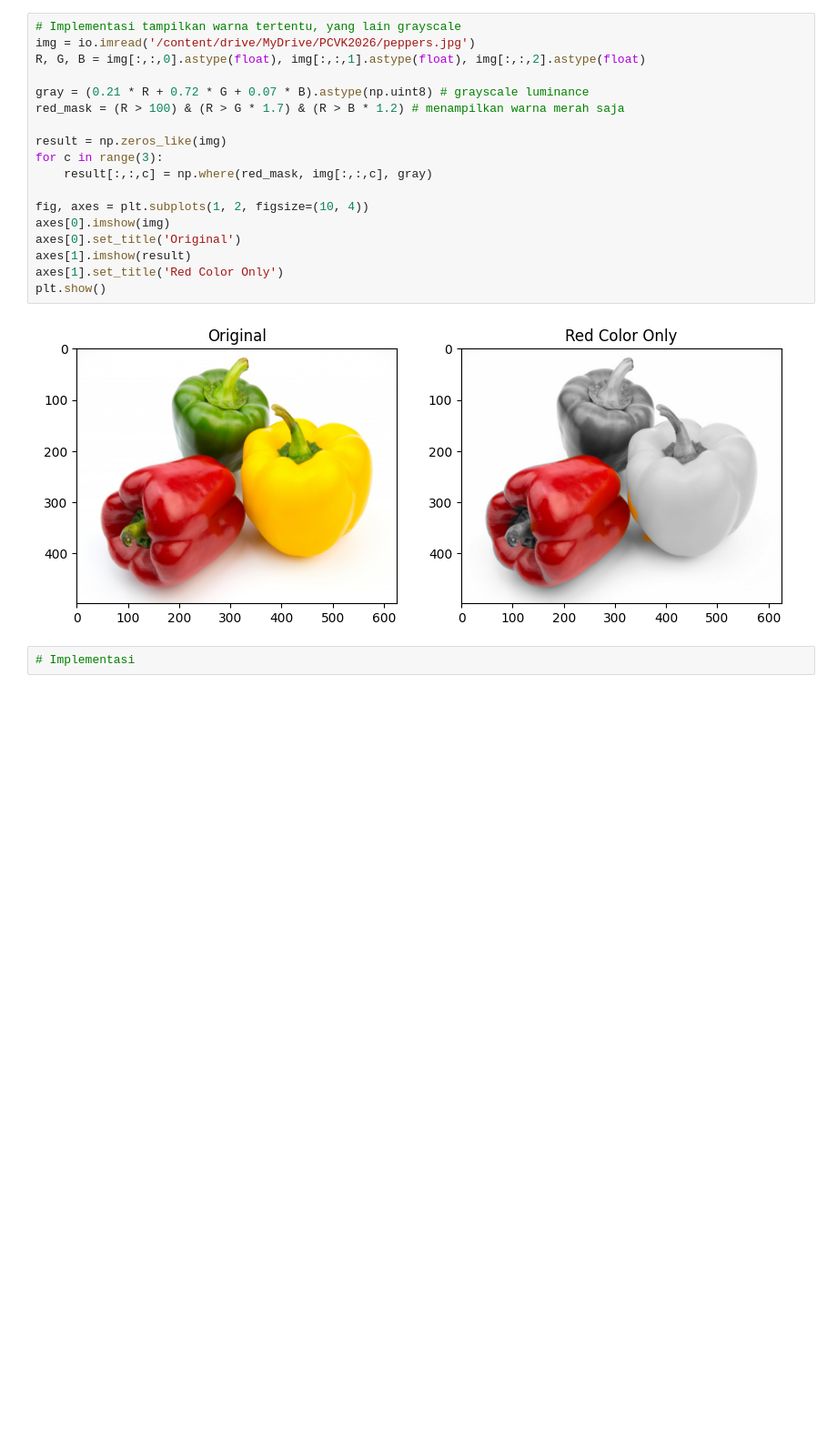
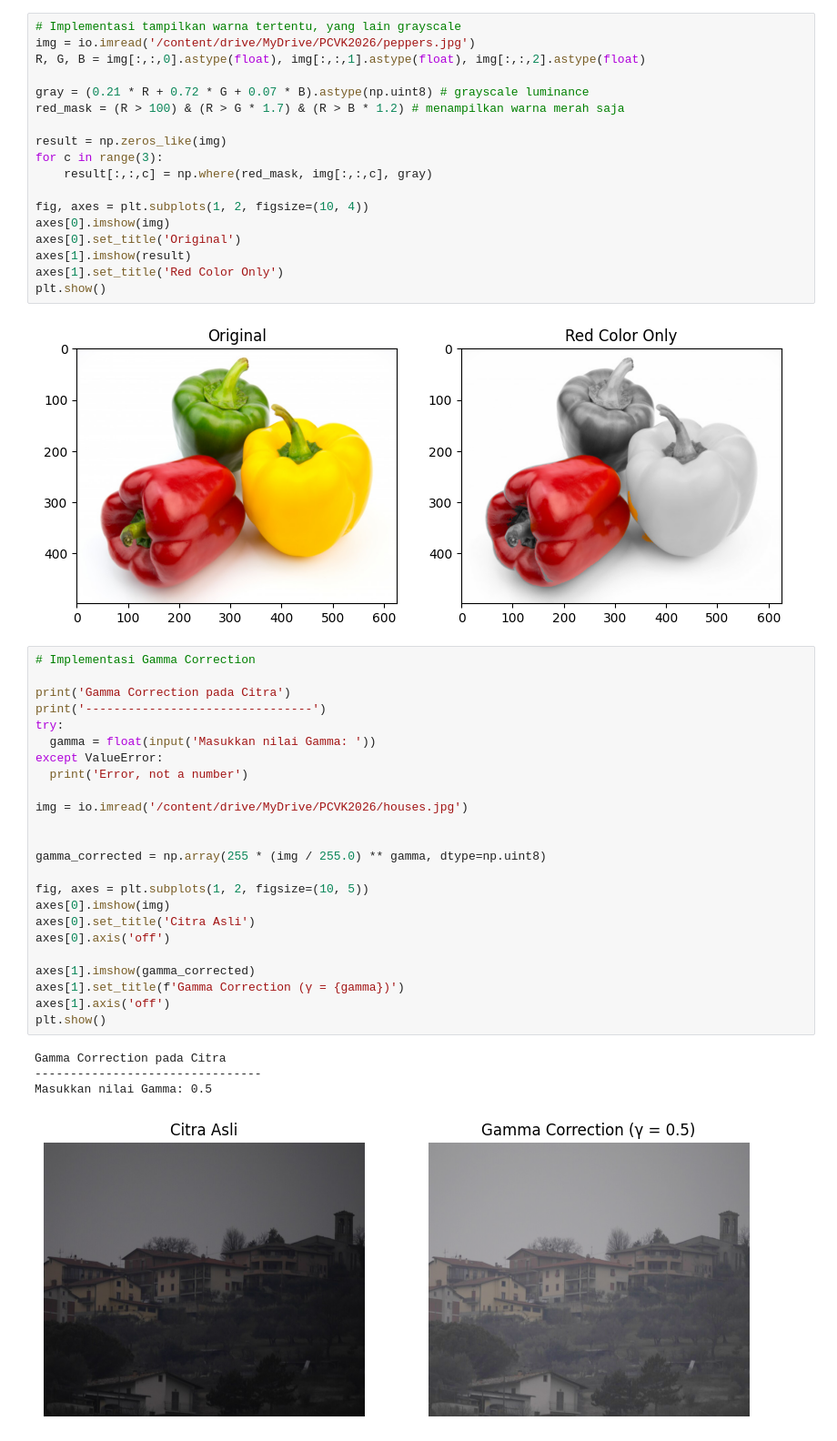
Before and after one commit to rsyadipras/PCVK_Ganjil2026, a Jupyter notebook: Week3.ipynb, the cells around one changed output. Shown at 91% size. Saved outputs shown, nothing was run; the diff lists cells and outputs as text; blank space fills up the shorter version.

Commit message:
feat: implement gamma correction

```diff
--- a/Week3.ipynb
+++ b/Week3.ipynb
@@ -160,5 +160,32 @@ axes[1].set_title('Red Color Only')
 plt.show()
 # %% [output]
 [figure]
-# %%
-# Implementasi
+# %%
+# Implementasi Gamma Correction
+
+print('Gamma Correction pada Citra')
+print('--------------------------------')
+try:
+  gamma = float(input('Masukkan nilai Gamma: '))
+except ValueError:
+  print('Error, not a number')
+
+img = io.imread('/content/drive/MyDrive/PCVK2026/houses.jpg')
+
+
+gamma_corrected = np.array(255 * (img / 255.0) ** gamma, dtype=np.uint8)
+
+fig, axes = plt.subplots(1, 2, figsize=(10, 5))
+axes[0].imshow(img)
+axes[0].set_title('Citra Asli')
+axes[0].axis('off')
+
+axes[1].imshow(gamma_corrected)
+axes[1].set_title(f'Gamma Correction (γ = {gamma})')
+axes[1].axis('off')
+plt.show()
+# %% [output]
+Gamma Correction pada Citra
+--------------------------------
+Masukkan nilai Gamma: 0.5
+[figure, added]
```
Also changed, not shown: parts of 1 cell of this notebook.
